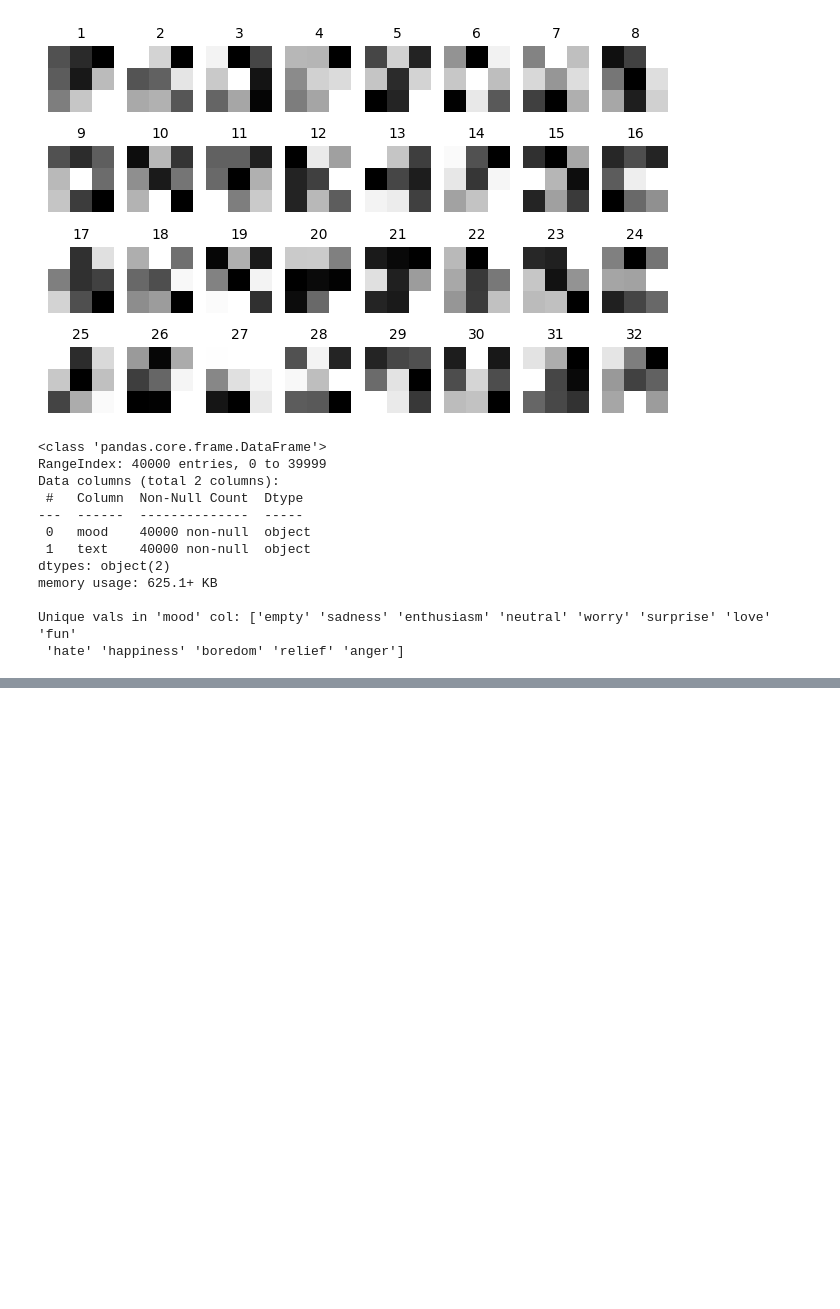
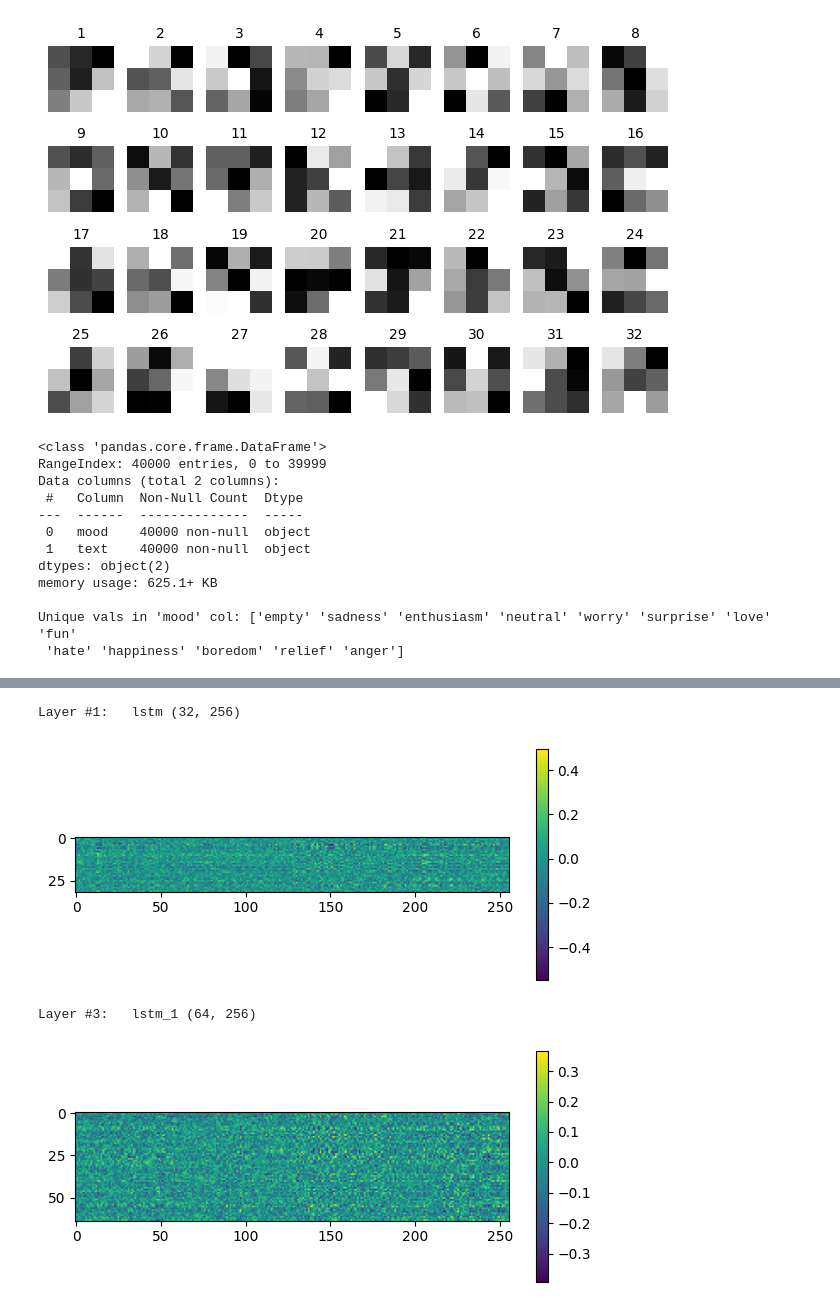
Before and after one commit to dedkuzmich/data-analysis-2023, a Jupyter notebook: lab3/lab3.ipynb, the cells around one changed output, grey strips where cells are left out. Saved outputs shown, nothing was run; the diff lists cells and outputs as text; code cells hidden in the pictures; blank space fills up the shorter version.

```diff
--- a/lab3/lab3.ipynb
+++ b/lab3/lab3.ipynb
@@ -399,10 +459,11 @@ feature_names = {
 data = data.rename(columns = feature_names)
 data.info()
 
+# Reduce number of classes to 3
 unique_vals = data["mood"].unique()
 print(f"\nUnique vals in 'mood' col: {unique_vals}")
-chosen_moods = ["hate", "sadness", "relief"]
-data = data[data["mood"].isin(chosen_moods)]
+labels = ["hate", "relief", "sadness"]
+data = data[data["mood"].isin(labels)]
 # %% [output]
 <class 'pandas.core.frame.DataFrame'>
 RangeIndex: 40000 entries, 0 to 39999
@@ -481,0 +563,13 @@ display(data.head(6))
+# %%
+# Create RNN model
+model = Sequential(
+    [
+        Embedding(input_dim = vocab_size, input_length = max_length, output_dim = 32),
+        LSTM(units = 64, return_sequences = True),
+        Dropout(0.2),
+        LSTM(units = 64),
+        Dropout(0.3),
+        Dense(units = len(labels), activation = "softmax")
+    ]
+)
+model.summary()
@@ -481,0 +594,10 @@ display(data.head(6))
+# %%
+# Compile and fit RNN
+model.compile(
+    optimizer = "adam",
+    loss = "sparse_categorical_crossentropy",
+    metrics = ["accuracy"]
+)
+model.fit(X_train, y_train, batch_size = 128, epochs = 7, validation_split = 0.1)
+y_pred = model.predict(X_test)
+estimate_accuracy(X_test, y_test, y_pred)
@@ -481,0 +622,19 @@ display(data.head(6))
+# %%
+# Visualize RNN
+def print_lstm_weights(n_layer, model):
+    layer = model.layers[n_layer]
+    filters = layer.get_weights()[0]
+    print(f"Layer #{n_layer}:   {layer.name} {filters.shape}")
+    plt.figure(figsize = (7, 3))
+    plt.imshow(filters, cmap = "viridis")
+    plt.colorbar()
+    plt.show()
+
+
+print_lstm_weights(1, model)
+print_lstm_weights(3, model)
+# %% [output]
+Layer #1:   lstm (32, 256)
+[figure, added]
+Layer #3:   lstm_1 (64, 256)
+[figure, added]
```
Also changed, not shown: parts of 16 cells of this notebook.
